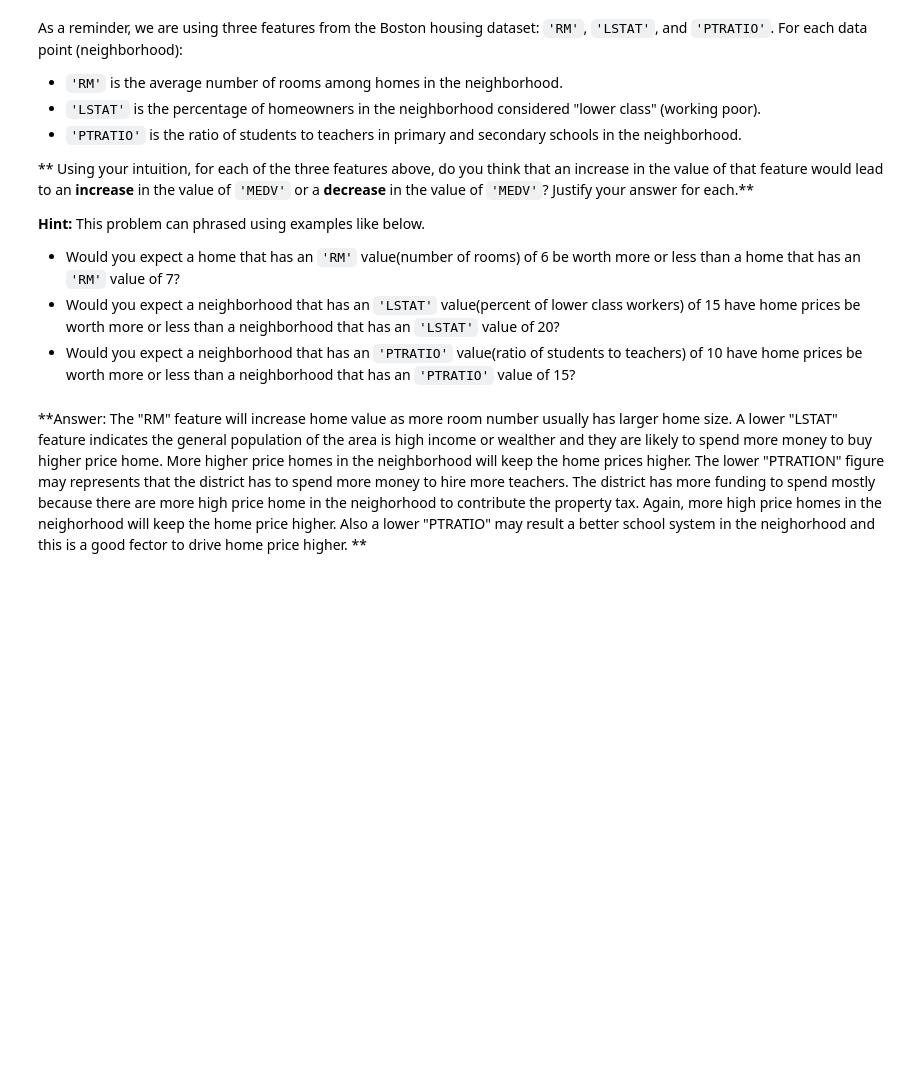
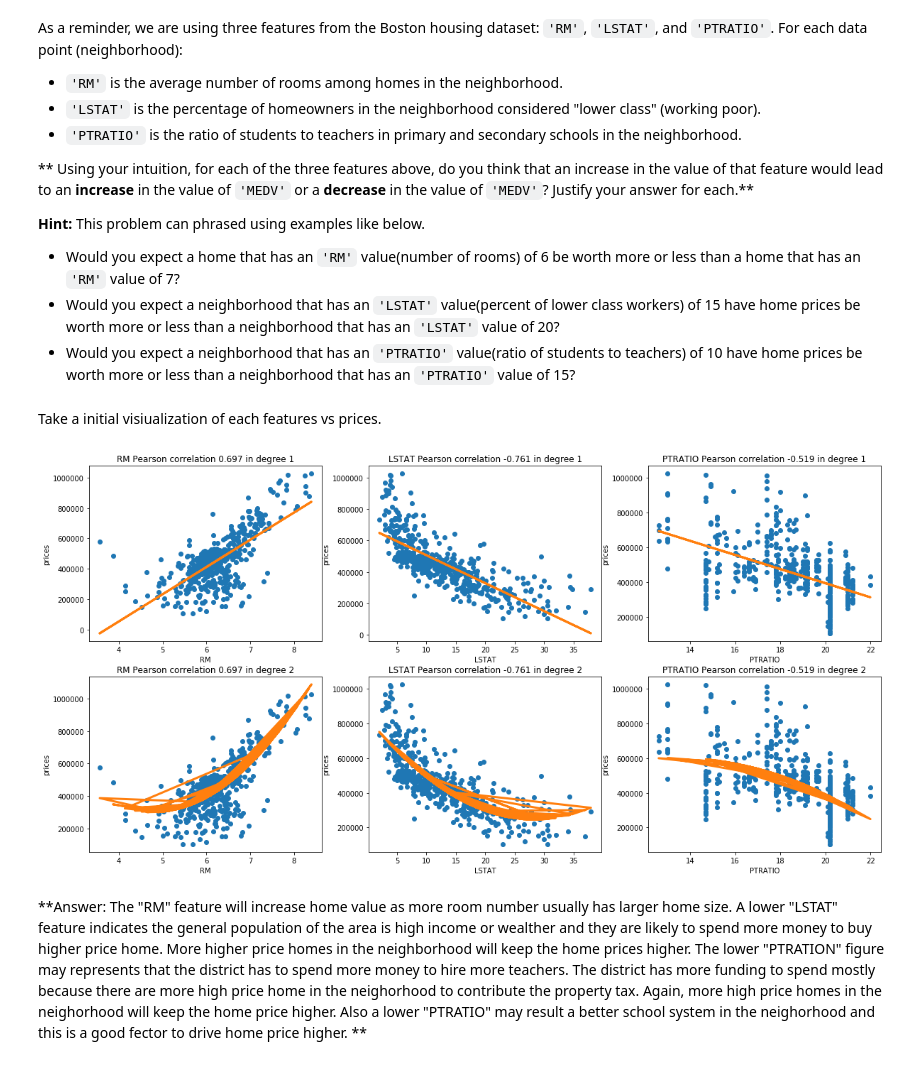
Before and after one commit to thomas-choi/boston_housing, a Jupyter notebook: boston_housing.ipynb, the cells around one changed output. Saved outputs shown, nothing was run; the diff lists cells and outputs as text; code cells hidden in the pictures; blank space fills up the shorter version.

```diff
--- a/boston_housing.ipynb
+++ b/boston_housing.ipynb
@@ -97,6 +97,26 @@ As a reminder, we are using three features from the Boston housing dataset: `'RM
 * Would you expect a home that has an `'RM'` value(number of rooms) of 6 be worth more or less than a home that has an `'RM'` value of 7?
 * Would you expect a neighborhood that has an `'LSTAT'` value(percent of lower class workers) of 15 have home prices be worth more or less than a neighborhood that has an `'LSTAT'` value of 20?
 * Would you expect a neighborhood that has an `'PTRATIO'` value(ratio of students to teachers) of 10 have home prices be worth more or less than a neighborhood that has an `'PTRATIO'` value of 15?
+# %% [markdown]
+Take a initial visiualization of each features vs prices.
+# %%
+import matplotlib.pyplot as plt
+plt.figure(figsize=(20,10))
+
+for degree in range(1,3):
+    for i, col in enumerate(features.columns):
+        plt_num=(degree-1)*3+i+1
+        plt.subplot(2, 3, plt_num)
+        plt.plot(features[col], prices, 'o')
+        fit = np.polyfit(features[col], prices, degree)
+        polyn = np.poly1d(fit)
+        ys = polyn(features[col])
+        plt.plot(features[col], ys, lw=3)
+        plt.title(col+' Pearson correlation '+str(np.round(np.corrcoef(features[col], prices)[1][0], 3))+' in degree '+str(degree))
+        plt.xlabel(col)
+        plt.ylabel('prices')
+# %% [output]
+[figure, added]
 # %% [markdown]
 **Answer: The "RM" feature will increase home value as more room number usually has larger home size. A lower "LSTAT" feature indicates the general population of the area is high income or wealther and they are likely to spend more money to buy higher price home. More higher price homes in the neighborhood will keep the home prices higher. The lower "PTRATION" figure may represents that the district has to spend more money to hire more teachers. The district has more funding to spend mostly because there are more high price home in the neighorhood to contribute the property tax. Again, more high price homes in the neighorhood will keep the home price higher. Also a lower "PTRATIO" may result a better school system in the neighorhood and this is a good fector to drive home price higher.  **
 # %% [markdown]
```
Also changed, not shown: parts of 13 cells of this notebook, 1 other file.
